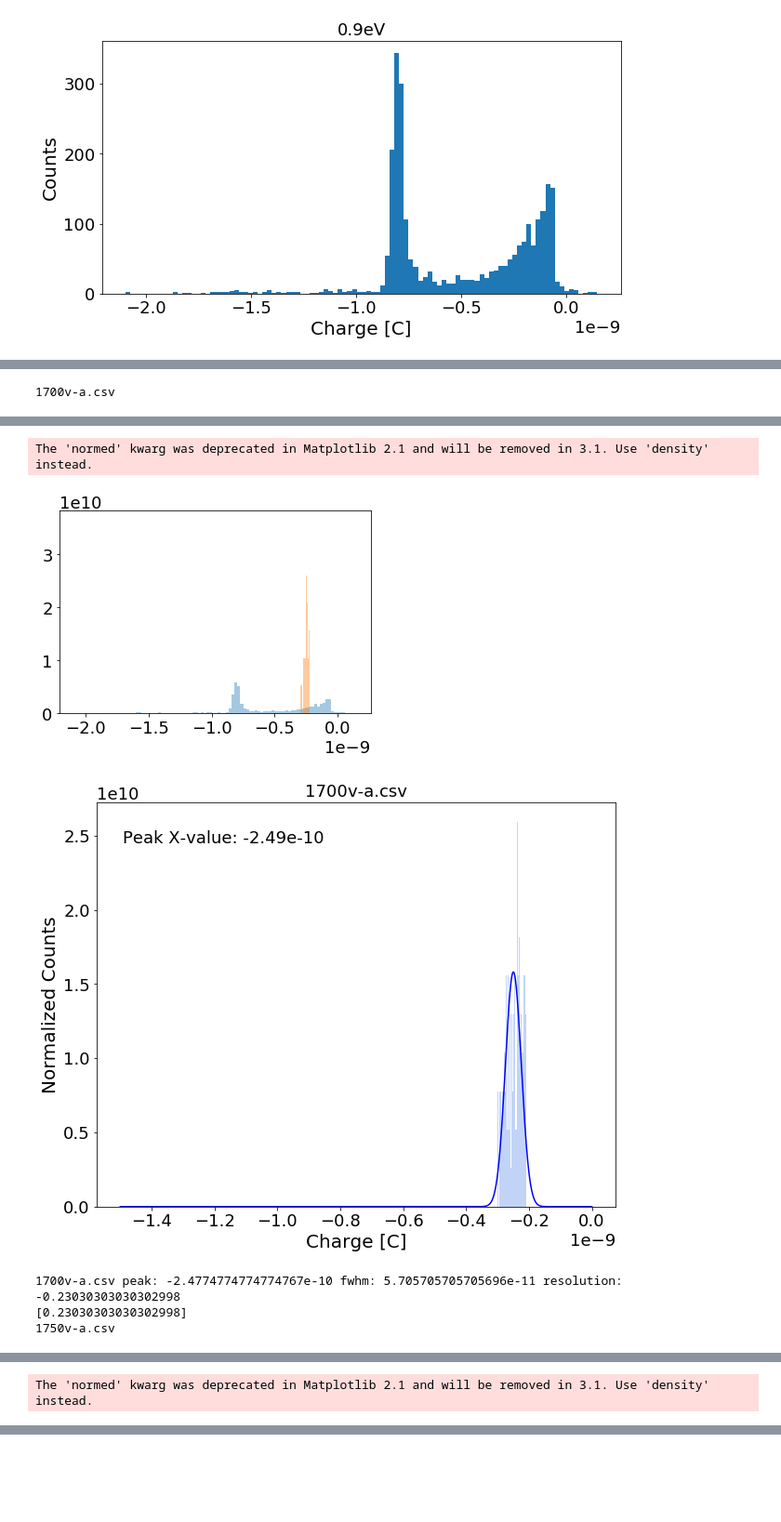
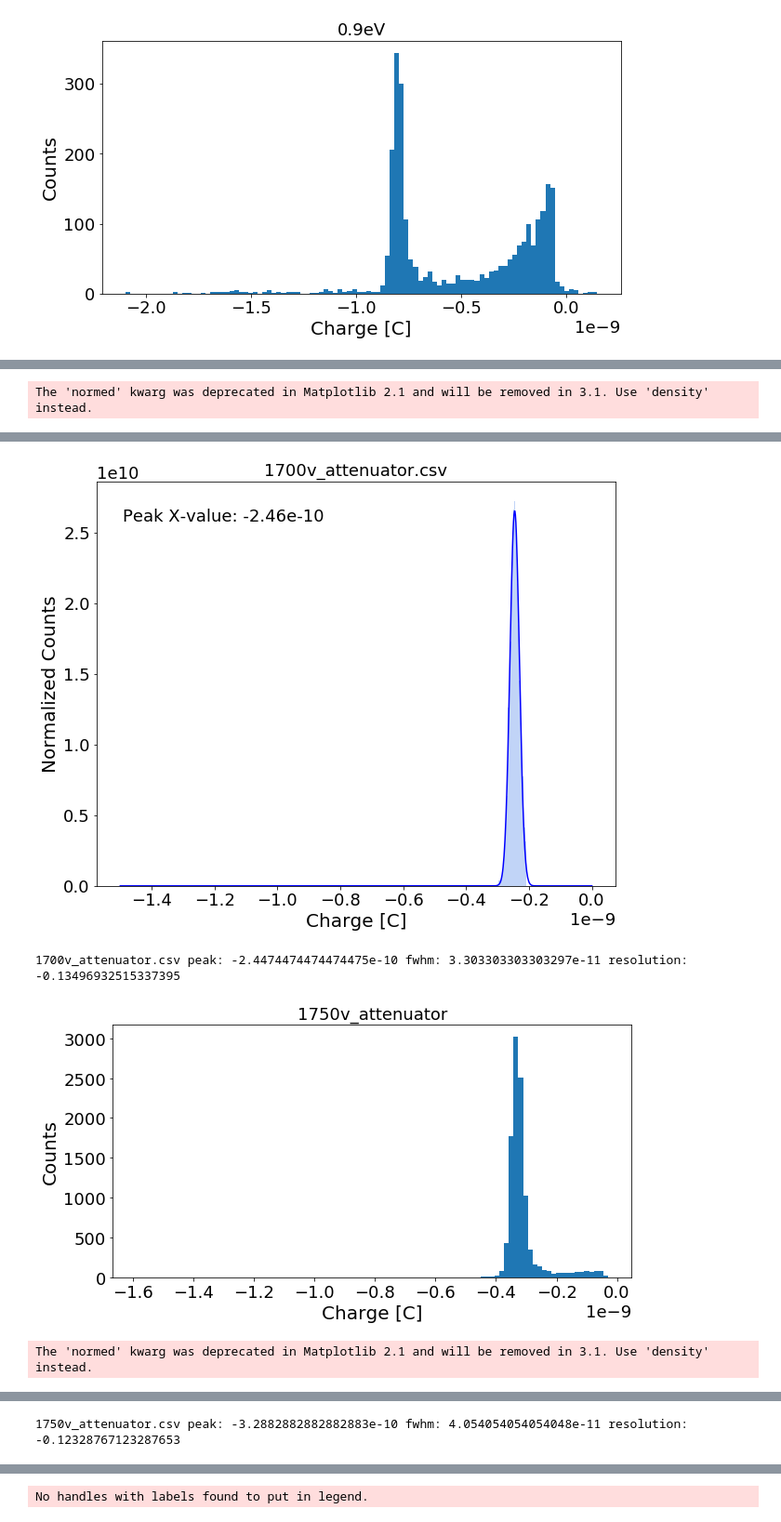
Before and after one commit to wonseokb/phython, a Jupyter notebook: Wonseok's Plot Machine.ipynb, the cells around one changed output, grey strips where cells are left out. Shown at 93% size. Drawn from its saved outputs; the diff is of its cells as text; code cells hidden in the pictures; blank space fills up the shorter version.

```diff
--- a/Wonseok's Plot Machine.ipynb
+++ b/Wonseok's Plot Machine.ipynb
@@ -194,14 +195,14 @@ def Counts_to_Hist(counts, bins):
         return (hist_list, newBins)
 
 #Example1
-filename = 'noKill_1GeV_HitData_Chrenkov.txt'
+filename = 'noKill_1GeV_HitData_Scintillation.txt'
 counts, bins = plotHist(filename)
 hist_list, newBins = Counts_to_Hist(counts, bins)
 plt.hist(hist_list, newBins)
 
 #Example2
-filename1 = 'noKill_1GeV_HitData_Chrenkov.txt'
-filename2 = 'Kill_1GeV_HitData_Chrenkov.txt'
+filename1 = 'noKill_1GeV_HitData_Scintillation.txt'
+filename2 = 'Kill_1GeV_HitData_Scintillation.txt'
 bin_num = range(400,703,3) # (703-400)/3-1 = 100 bins
 counts, bins = plotHist_Difference(filename1, filename2, bin_num)
 hist_list, newBins = Counts_to_Hist(counts, bins)
@@ -401,16 +405,13 @@ plt.show()
 
 def truncated_hist_data(filename, lowlim = -10, uplim = 10):
     dataframe = pd.read_csv(filename) #creates a dataframe of the csv
-    data = np.array(df["Area"]) #coloumn of interest
+    data = np.array(dataframe["Area"])
     C_data = VStoC(data) #this array can be used to fit a normal distribution
-    plt.hist(C_data, bins = 100, alpha = 0.4, label = "legend", density=True)
     truncated_data = [] #data with the lower limt applied, if nothing specified, all values will be taken
     for i in C_data:
-        if i >= lowlim and i <= uplim: #finding data within the range, in order to fit a distribution
-            #to it if necessary
+        if i >= lowlim and i <= uplim:
             truncated_data.append(i)
-    plt.hist(truncated_data, bins = 100, alpha = 0.4, label = "legend", density=True)
     return truncated_data
 
-filename = "1700v-a.csv"
+filename = "1700v_attenuator.csv"
 truncated_hist_data(filename, -1, 0)
@@ -527,69 +493,38 @@ def anHourt_to_15mins(filename, bin_num = 50):
 
     return norm_counts, bins
 # %%
-#something wrong.
+#11. E-Gun energy resolution for 1700-1800V
 
 #Random cut
 lowlims = [-3e-10, #1700
           -4e-10, #1750
-          -5e-10, #1800
-          -6.5e-10, #1850
-          -7.6e-10, #1900
-          -9.5e-10, #1950
-          -1.1e-9, #2000
-          -1.3e-9, #2050
-          -1.45e-9] #2100
-
+          -5e-10] #1800
 
 uplims = [-2.1e-10,#1700
          -2.85e-10, #1750
-         -3.8e-10, #1800
-         -5e-10, #1850
-         -6.3e-10, #1900
-         -7.6e-10, #1950
-         -9.1e-10, #2000
-         -1.08e-9, #2050
-         -1.23e-9] #2100
+         -3.8e-10] #1800
 
 resolutions_allday = []
 total_low = -1.5e-9
 total_up = 0
+for i in range(0,3):
+    number = 1700 + 50*i
+    filename = str(number) + "v_attenuator.csv"
 
-for i in range(0,9):
-    number = 1700 + 50*i
-    filename = str(number) + "v-a.csv"
-    print(filename)
-
-#plot1: original
+    #plot1: original
     plotHistFromCsv(filename, bin_num =100)
 
-#plot2: FWHM
+    #plot2: FWHM
     truncated_data = truncated_hist_data(filename, lowlims[i], uplims[i])
     resolution, FWHM, peak = Peak_FWHM_EenrgyResolution_withPlot(truncated_data, total_low, total_up, filename, 50)
     resolutions_allday.append(resolution)
 
-    print(resolutions_allday)
-
 #plot3: resolution scattering
 plt.figure(figsize = (10,8))
-plt.scatter([1700, 1750, 1800, 1850, 1900, 1950, 2000,2050, 2100], resolutions_allday)
+plt.scatter([1700, 1750, 1800], resolutions_allday)
 plt.title("Energy Resolutions")
 plt.xlabel("Voltage")
 plt.ylabel("Energy Resolution (FWHM/PeakValue)")
 plt.legend()
 plt.show()
-
-#plot4: truncated_data
-plt.clf()
-plt.figure(figsize = (14,8))
-for i in range(0,9):
-    num = 1700 + 50*i
-    filename = str(num) + "v-a.csv"
-    truncated_data = truncated_hist_data(filename, total_low, total_up)
-    plt.hist(truncated_data, bins = 100, label = num , alpha = 0.4) #alpha- transperency, range - range of the graph
-plt.title("All voltages")
-plt.xlabel("Charge [C]")
-plt.ylabel("Counts")
-plt.legend()
-plt.show()
 # %% [output]
@@ -596 +532 @@ plt.show()
-1700v-a.csv
+The 'normed' kwarg was deprecated in Matplotlib 2.1 and will be removed in 3.1. Use 'density' instead.
@@ -598,6 +533,4 @@ plt.show()
+[figure, new version]
-The 'normed' kwarg was deprecated in Matplotlib 2.1 and will be removed in 3.1. Use 'density' instead.
+1700v_attenuator.csv peak: -2.4474474474474475e-10 fwhm: 3.303303303303297e-11 resolution: -0.13496932515337395
-[figure, old version]
-[figure, old version]
+[figure, new version]
-1700v-a.csv peak: -2.4774774774774767e-10 fwhm: 5.705705705705696e-11 resolution: -0.23030303030302998
-[0.23030303030302998]
-1750v-a.csv
+The 'normed' kwarg was deprecated in Matplotlib 2.1 and will be removed in 3.1. Use 'density' instead.
@@ -605 +538 @@ The 'normed' kwarg was deprecated in Matplotlib 2.1 and will be removed in 3.1.
-The 'normed' kwarg was deprecated in Matplotlib 2.1 and will be removed in 3.1. Use 'density' instead.
+1750v_attenuator.csv peak: -3.2882882882882883e-10 fwhm: 4.054054054054048e-11 resolution: -0.12328767123287653
@@ -610,0 +542 @@ The 'normed' kwarg was deprecated in Matplotlib 2.1 and will be removed in 3.1.
+No handles with labels found to put in legend.
```
Also changed, not shown: parts of 7 cells of this notebook, 8 other files.
